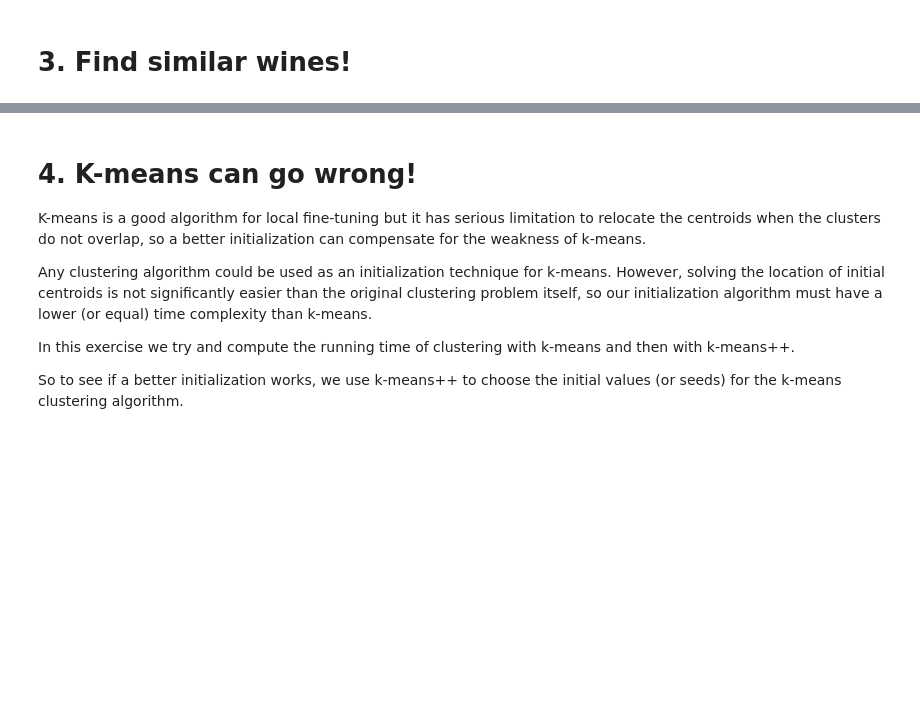
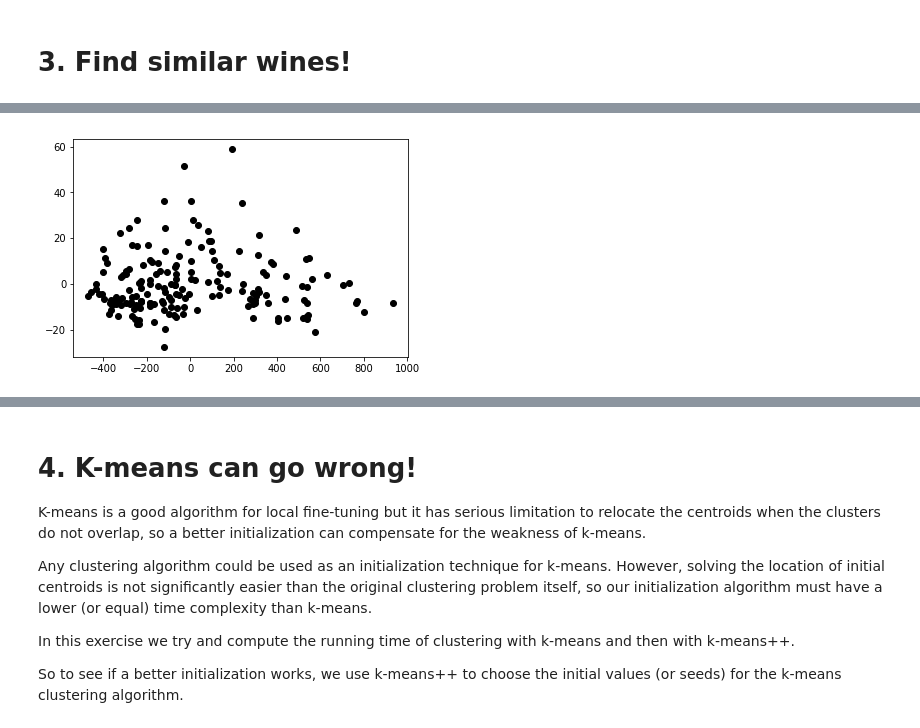
Before and after one commit to silviuspac/ADM-Homework4, a Jupyter notebook: main.ipynb, the cells around one changed output, grey strips where cells are left out. Saved outputs shown, nothing was run; the diff lists cells and outputs as text; code cells hidden in the pictures; blank space fills up the shorter version.

```diff
--- a/main.ipynb
+++ b/main.ipynb
@@ -332,3 +333,17 @@ So we have a 3 loops inside each other: $ O(M*M*(N + 1 + ....) \rightarrow O(M^2
 This is thw worst case, in fact if $ M >>> N :  O(M^2*N) \rightarrow O(M^2) $
 # %% [markdown]
 # 3. Find similar wines!
+# %%
+column = ["Class", "Alchol", "Malic Acid", "Ash", "Alcalinity of ash", "Magnesium","Total Phenols", "Flavonoids",
+          "Nonflavonoids phenols", "Proanthcyanis","color intensity", "Hue", "OD280/OD315 of diluited wines",
+          "Proline"]
+wines_df = pd.DataFrame(columns=column)
+# %%
+with open("../wine.data") as f:
+    line =f.readline()
+    while line != "":
+        l= line.split(",")
+        for i in range(len(l)):
+            l[i] = float(l[i].strip())
+        wines_df = wines_df.append(pd.DataFrame([l], columns = column), ignore_index = True)
+        line =f.readline()
@@ -334,0 +417,5 @@ This is thw worst case, in fact if $ M >>> N :  O(M^2*N) \rightarrow O(M^2) $
+# %%
+G= wines_df.iloc[:,1:14].values
+# %%
+reduced_data = PCA(n_components=2).fit_transform(G)
+results = pd.DataFrame(reduced_data,columns=['pca1','pca2'])
@@ -334,0 +431,6 @@ This is thw worst case, in fact if $ M >>> N :  O(M^2*N) \rightarrow O(M^2) $
+# %%
+plt.scatter(results['pca1'],results['pca2'],c='black',label='unclustered data')
+
+plt.show()
+# %% [output]
+[figure, added]
```
Also changed, not shown: parts of 18 cells of this notebook.
